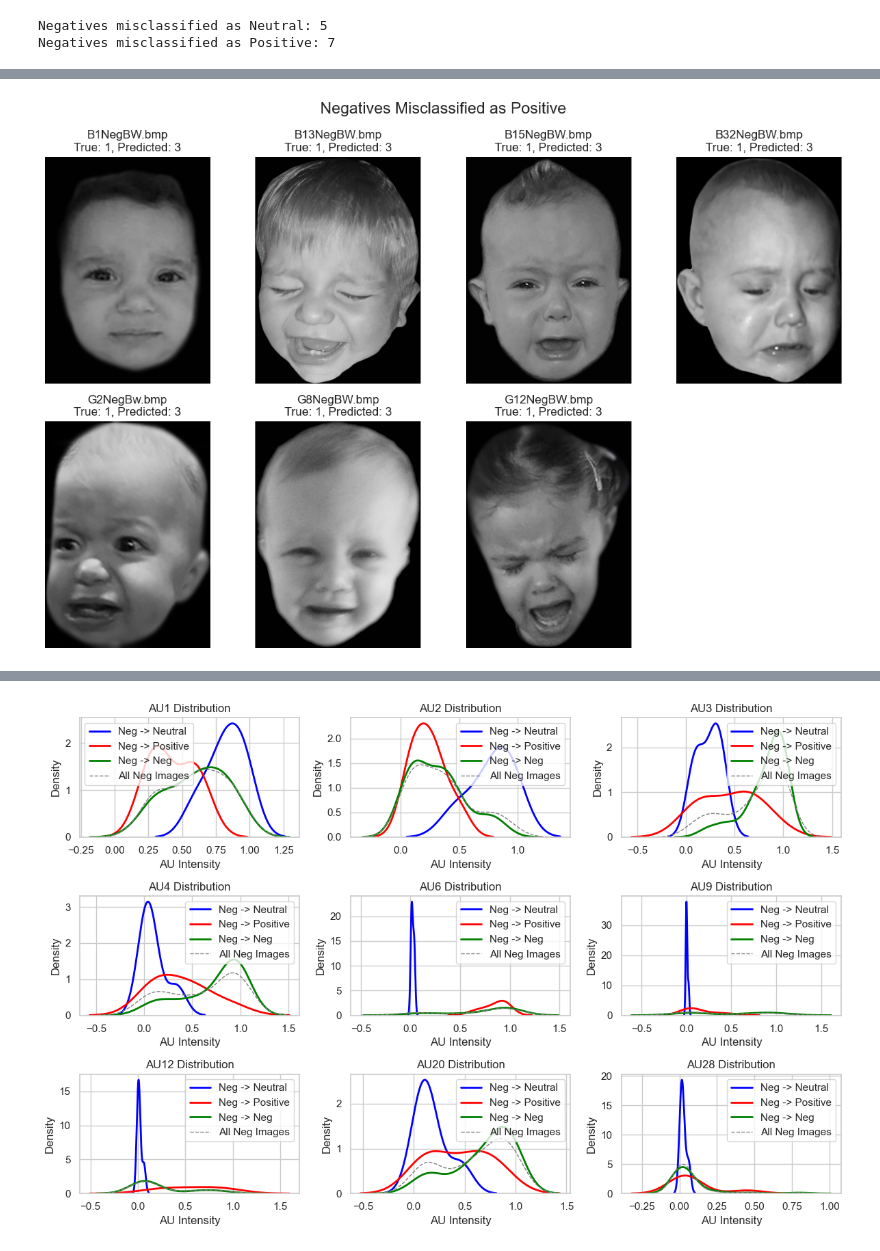
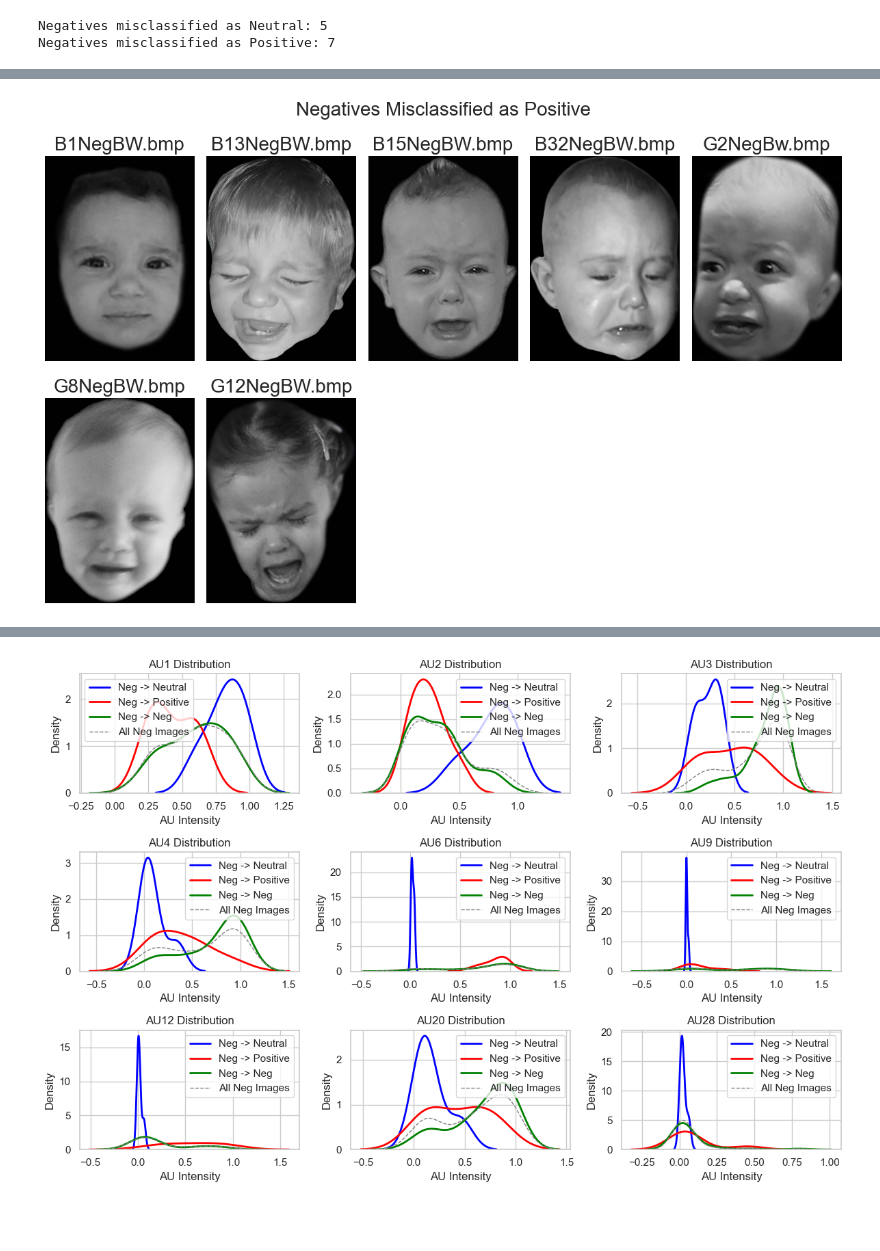
Before and after one commit to florentinafabregas/affect-recognition-infants, a Jupyter notebook: notebooks/main.ipynb, the cells around one changed output, grey strips where cells are left out. Cells and saved outputs as stored; diff of their text form; code cells hidden in the pictures; blank space fills up the shorter version.

```diff
--- a/notebooks/main.ipynb
+++ b/notebooks/main.ipynb
@@ -1458,0 +1460,39 @@ plt.show();
+# %%
+import matplotlib.pyplot as plt
+import os
+import cv2
+
+# Normalize image names for robust matching
+pyafar_inf_df['Image_clean'] = pyafar_inf_df['Image'].str.strip().str.lower()
+au_cols = ['AU1', 'AU2', 'AU3', 'AU4', 'AU6', 'AU9', 'AU12', 'AU20', 'AU28']
+image_folder = '../data/CityInfant/BlackWhite'
+
+plt.figure(figsize=(15, 6))
+for i, row in enumerate(neg_neu_images.itertuples()):
+    img_name = row.image_name
+    img_path = os.path.join(image_folder, img_name)
+    img_name_clean = img_name.strip().lower()
+
+    # Load and convert image
+    frame_bgr = cv2.imread(img_path)
+    frame_rgb = cv2.cvtColor(frame_bgr, cv2.COLOR_BGR2RGB)
+
+    # Lookup AU values
+    au_row = pyafar_inf_df[pyafar_inf_df['Image_clean'] == img_name_clean]
+    if not au_row.empty:
+        au_values = [au_row.iloc[0][au] for au in au_cols]
+        au_str = '\n'.join([f"{au}: {val:.2f}" for au, val in zip(au_cols, au_values)])
+    else:
+        au_str = "AU values not found"
+
+    # Plot
+    plt.subplot(1, 5, i + 1)
+    plt.imshow(frame_rgb)
+    plt.axis("off")
+    plt.title(f"{img_name}", fontsize=20)
+    plt.xlabel(au_str, fontsize=8)
+
+plt.suptitle("Negatives Misclassified as Neutral", fontsize=24)
+plt.subplots_adjust(top=0.8, bottom=0.3)
+plt.tight_layout()
+plt.show()
@@ -1459,17 +1544,17 @@ plt.show();
 # %%
 # Show misclassified images neg -- pos
 plt.figure(figsize=(12, 8))
 for i, row in enumerate(neg_pos_images.itertuples()):
     img_name, true_label, predicted_label = row.image_name, row.true_label, row.predicted_label
     img_path = os.path.join('../data/CityInfant/BlackWhite', img_name)
 
     frame_bgr = cv2.imread(img_path)
-    plt.subplot(2,4, i + 1)
+    plt.subplot(2,5, i + 1)
     plt.imshow(frame_bgr)
     plt.axis("off")
-    plt.title(f"{img_name}\nTrue: {true_label}, Predicted: {predicted_label}")
-plt.suptitle("Negatives Misclassified as Positive", fontsize=16)
+    plt.title(f"{img_name}", fontsize= 20)
+plt.suptitle("Negatives Misclassified as Positive", fontsize=20)
 plt.tight_layout()
 plt.show()
 # %% [output]
-[figure, old version]
+[figure, new version]
```
Also changed, not shown: parts of 20 cells of this notebook.
